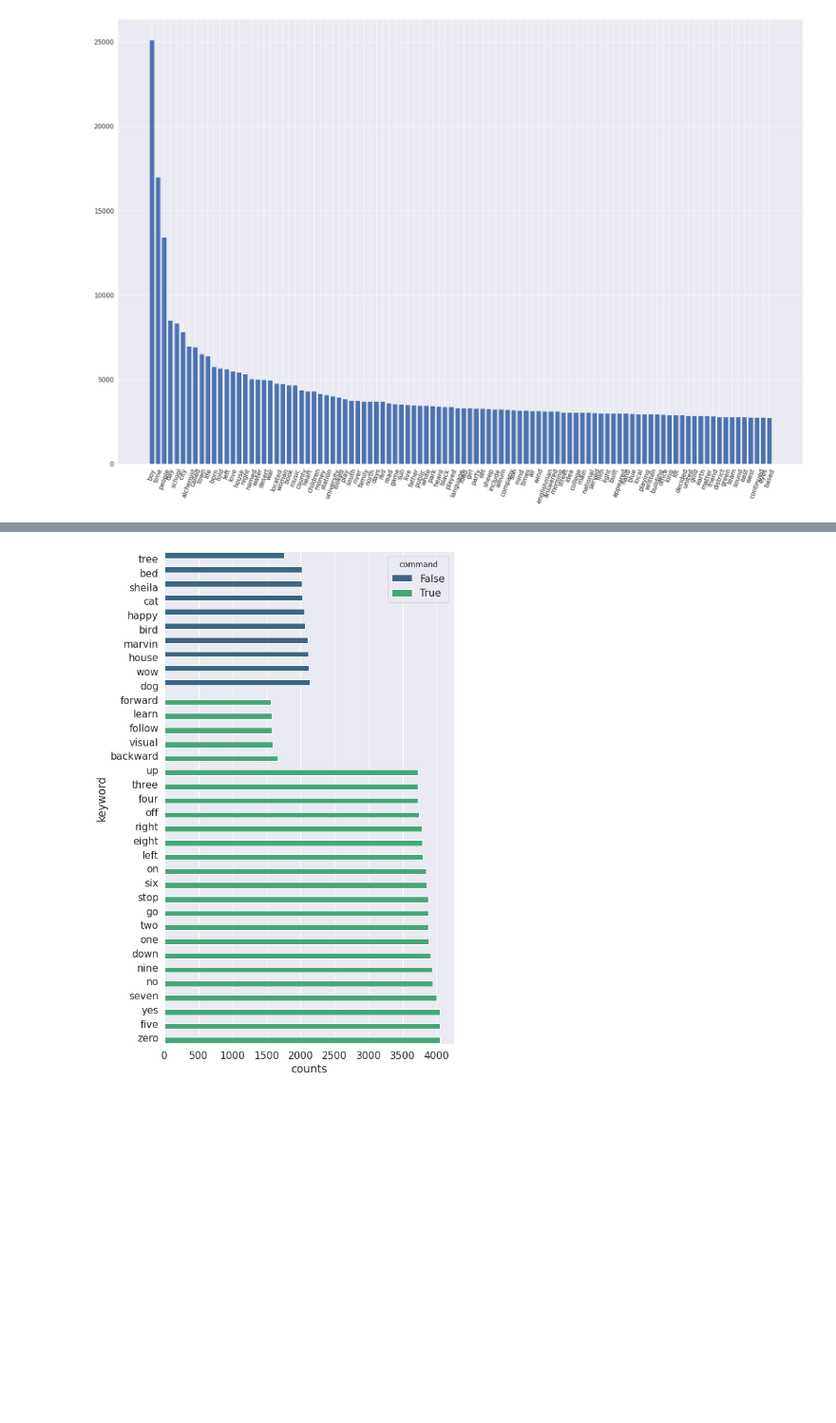
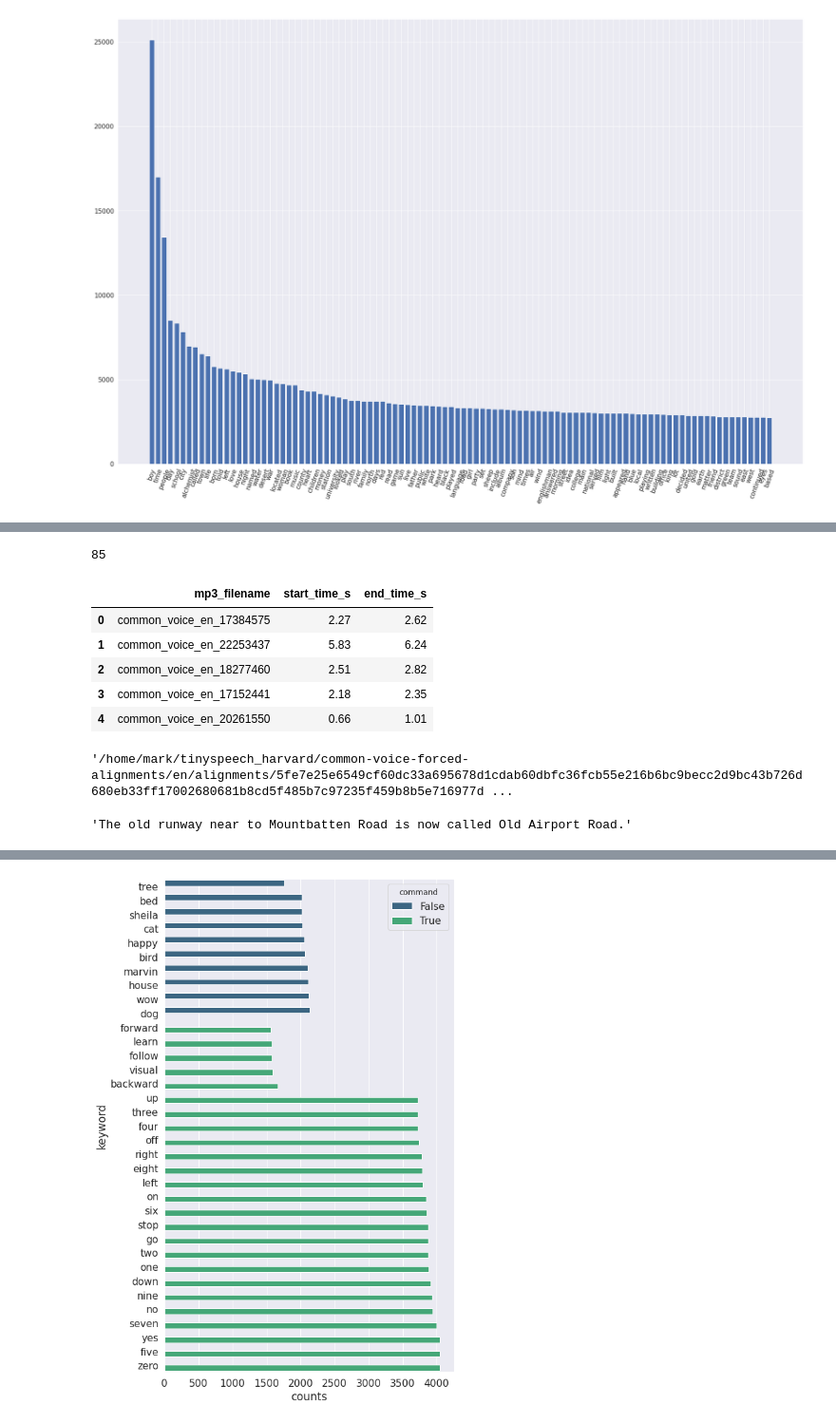
Before and after one commit to harvard-edge/multilingual_kws, a Jupyter notebook: WordCounts.ipynb, the cells around one changed output, grey strips where cells are left out. Shown at 95% size. Drawn from its saved outputs; the diff is of its cells as text; code cells hidden in the pictures; blank space fills up the shorter version.

```diff
--- a/WordCounts.ipynb
+++ b/WordCounts.ipynb
@@ -157,0 +239,35 @@ pd.DataFrame(data, columns=["lang", "most common word", "100th most common word"
+# %%
+def generate_wordtimings(common_words, mp3_to_textgrid, lang_isocode="en", alignment_basedir="../common-voice-forced-alignments/"):
+    common_wordlist = set([w for w,_ in common_words])
+    # columns: mp3_filename, start_time_s, end_time_s
+    dfs = {w : [] for w in common_wordlist}
+    notfound = []
+    found = False
+    csvpath = pathlib.Path(alignment_basedir) / lang_isocode / "validated.csv"
+    # common voice csv from DeepSpeech/import_cv2.py
+    with open(csvpath, 'r') as fh:
+        reader = csv.reader(fh)
+        for ix,row in enumerate(reader):
+            if ix == 0:
+                continue # skips header
+            if ix % 50_000 == 0:
+                print(ix)
+            # find words in common_words set from each row of csv
+            mp3name_no_extension = os.path.splitext(row[0])[0]
+            words = row[2].split()
+            for word in words:
+                if word not in common_wordlist:
+                    continue
+                # get alignment timings for this word
+                try:
+                    tgf = mp3_to_textgrid[mp3name_no_extension]
+                except KeyError as e:
+                    notfound.append((mp3name_no_extension, word))
+                tg = textgrid.TextGrid.fromFile(tgf)
+                for interval in tg[0]:
+                    if interval.mark != word:
+                        continue
+                    start_s = interval.minTime
+                    end_s = interval.maxTime
+                    dfs[word].append((mp3name_no_extension, start_s, end_s))
+    return dfs, notfound
@@ -157,0 +277,2 @@ pd.DataFrame(data, columns=["lang", "most common word", "100th most common word"
+# %%
+timings, notfound = generate_wordtimings(common_words, mp3_to_textgrid)
@@ -157,0 +297,4 @@ pd.DataFrame(data, columns=["lang", "most common word", "100th most common word"
+# %%
+len(notfound)
+# %% [output]
+85
@@ -157,0 +304,15 @@ pd.DataFrame(data, columns=["lang", "most common word", "100th most common word"
+# %%
+df_dest = pathlib.Path("/home/mark/tinyspeech_harvard/frequent_words/en/timings")
+for word, times in timings.items():
+    df = pd.DataFrame(times, columns=["mp3_filename", "start_time_s", "end_time_s"])
+    #print(df_dest / (word + ".csv"))
+    df.to_csv(df_dest / (word + ".csv"), quoting=csv.QUOTE_MINIMAL, index=False)
+# %%
+df.head()
+# %% [output]
+|  | mp3_filename | start_time_s | end_time_s |
+| 0 | common_voice_en_17384575 | 2.27 | 2.62 |
+| 1 | common_voice_en_22253437 | 5.83 | 6.24 |
+| 2 | common_voice_en_18277460 | 2.51 | 2.82 |
+| 3 | common_voice_en_17152441 | 2.18 | 2.35 |
+| 4 | common_voice_en_20261550 | 0.66 | 1.01 |
@@ -157,0 +321,9 @@ pd.DataFrame(data, columns=["lang", "most common word", "100th most common word"
+# %%
+mp3_to_textgrid["common_voice_en_19754389"]
+# %% [output]
+'/home/mark/tinyspeech_harvard/common-voice-forced-alignments/en/alignments/5fe7e25e6549cf60dc33a695678d1cdab60dbfc36fcb55e216b6bc9becc2d9bc43b726d680eb33ff17002680681b8cd5f485b7c97235f459b8b5e716977d ...
+# %%
+r = val_df[val_df.path == "common_voice_en_19754389.mp3"]
+r.iloc[0,2]
+# %% [output]
+'The old runway near to Mountbatten Road is now called Old Airport Road.'
```
Also changed, not shown: parts of 26 cells of this notebook, 1 other file.
